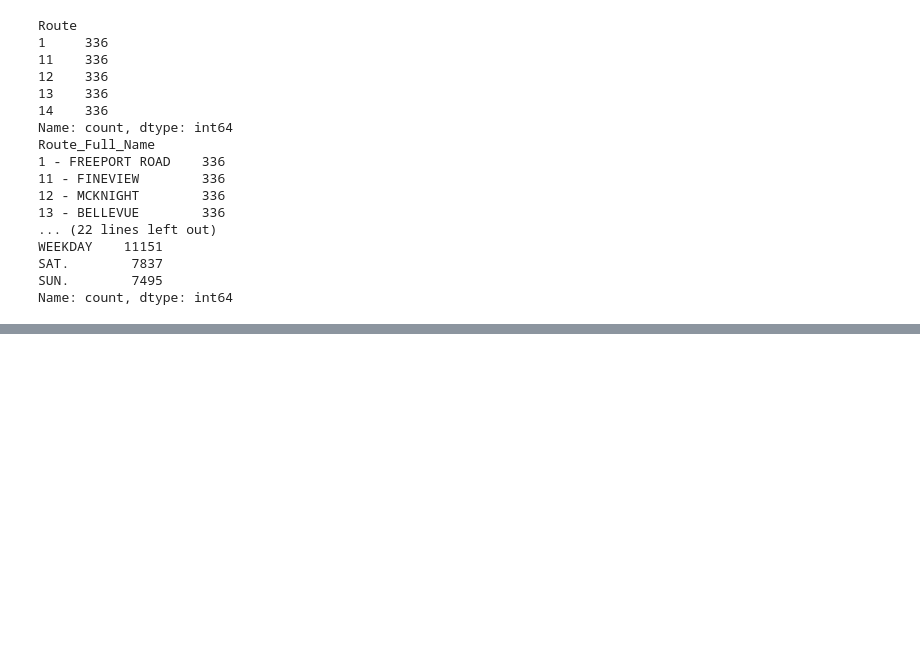
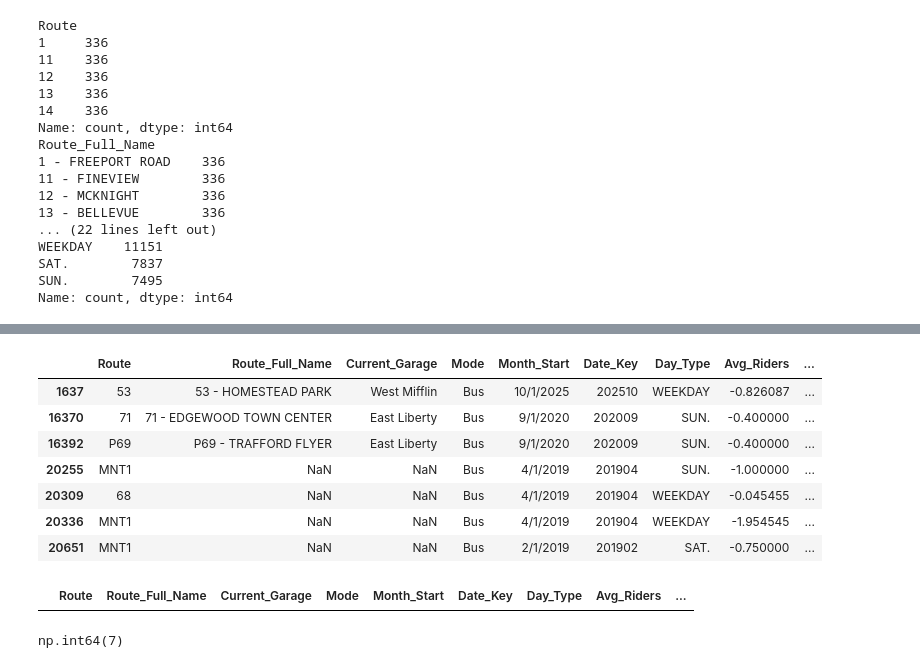
Before and after one commit to jam1314-web/PRT-monthly-data, a Jupyter notebook: Prt data cleaning.ipynb, the cells around one changed output, grey strips where cells are left out. Cells and saved outputs as stored; diff of their text form; code cells hidden in the pictures; blank space fills up the shorter version.

```diff
--- a/Prt data cleaning.ipynb
+++ b/Prt data cleaning.ipynb
@@ -73,0 +212,15 @@ Name: count, dtype: int64
+# %%
+prt_clean[prt_clean["Avg_Riders"] < 0]
+# %% [output]
+|  | Route | Route_Full_Name | Current_Garage | Mode | Month_Start | Date_Key | Day_Type | Avg_Riders | ... |
+| 1637 | 53 | 53 - HOMESTEAD PARK | West Mifflin | Bus | 10/1/2025 | 202510 | WEEKDAY | -0.826087 | ... |
+| 16370 | 71 | 71 - EDGEWOOD TOWN CENTER | East Liberty | Bus | 9/1/2020 | 202009 | SUN. | -0.400000 | ... |
+| 16392 | P69 | P69 - TRAFFORD FLYER | East Liberty | Bus | 9/1/2020 | 202009 | SUN. | -0.400000 | ... |
+| 20255 | MNT1 | NaN | NaN | Bus | 4/1/2019 | 201904 | SUN. | -1.000000 | ... |
+| 20309 | 68 | NaN | NaN | Bus | 4/1/2019 | 201904 | WEEKDAY | -0.045455 | ... |
+| 20336 | MNT1 | NaN | NaN | Bus | 4/1/2019 | 201904 | WEEKDAY | -1.954545 | ... |
+| 20651 | MNT1 | NaN | NaN | Bus | 2/1/2019 | 201902 | SAT. | -0.750000 | ... |
+# %%
+prt_clean[prt_clean["Day_Count"] <= 0]
+# %% [output]
+|  | Route | Route_Full_Name | Current_Garage | Mode | Month_Start | Date_Key | Day_Type | Avg_Riders | ... |
@@ -73,0 +229,4 @@ Name: count, dtype: int64
+# %%
+prt_clean["Avg_Riders"].isna().sum()
+# %% [output]
+np.int64(7)
```
Also changed, not shown: parts of 24 cells of this notebook, 1 other file.
